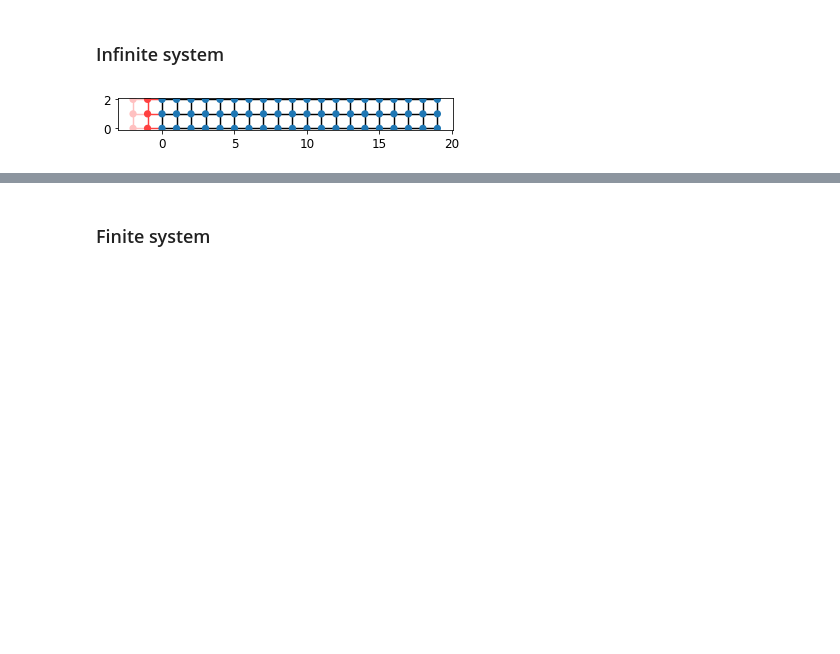
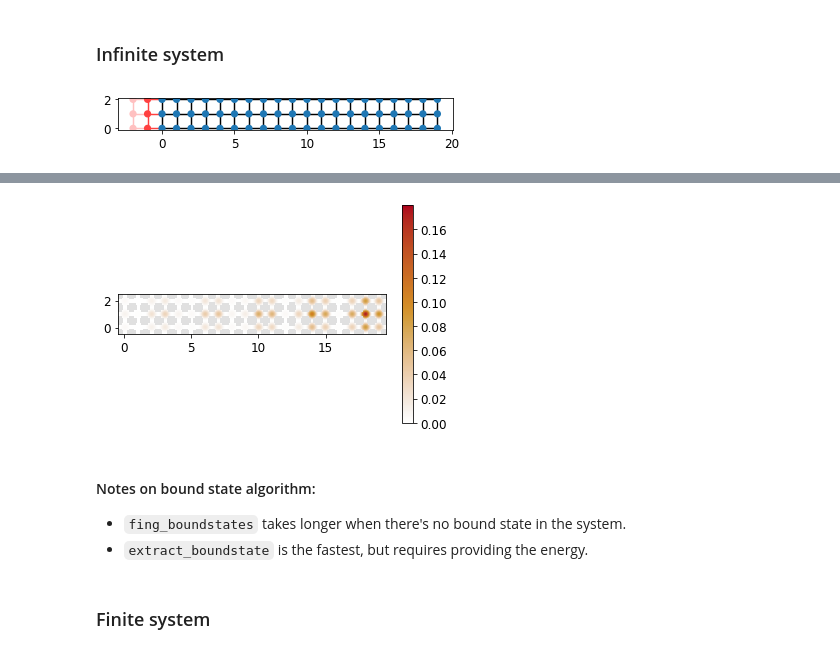
Before and after one commit to Satin21/Trijunction, a Jupyter notebook: analysis/boundstate.ipynb, the cells around one changed output, grey strips where cells are left out. Drawn from its saved outputs; the diff is of its cells as text; code cells hidden in the pictures; blank space fills up the shorter version.

```diff
--- a/analysis/boundstate.ipynb
+++ b/analysis/boundstate.ipynb
@@ -130,3 +165,11 @@ kwant.plotter.density(rectangle, density(vecs[-8][:, 0]));
+# %%
+kwant.plotter.density(rectangle, density(inf_vecs_0[-8][:240, 0]));
+# %% [output]
+[figure, added]
+# %% [markdown]
+#### Notes on bound state algorithm:
+* `fing_boundstates` takes longer when there's no bound state in the system.
+* `extract_boundstate` is the fastest, but requires providing the energy.
 # %% [markdown]
 ### Finite system
 # %%
```
Also changed, not shown: parts of 11 cells of this notebook, 5 other files.
